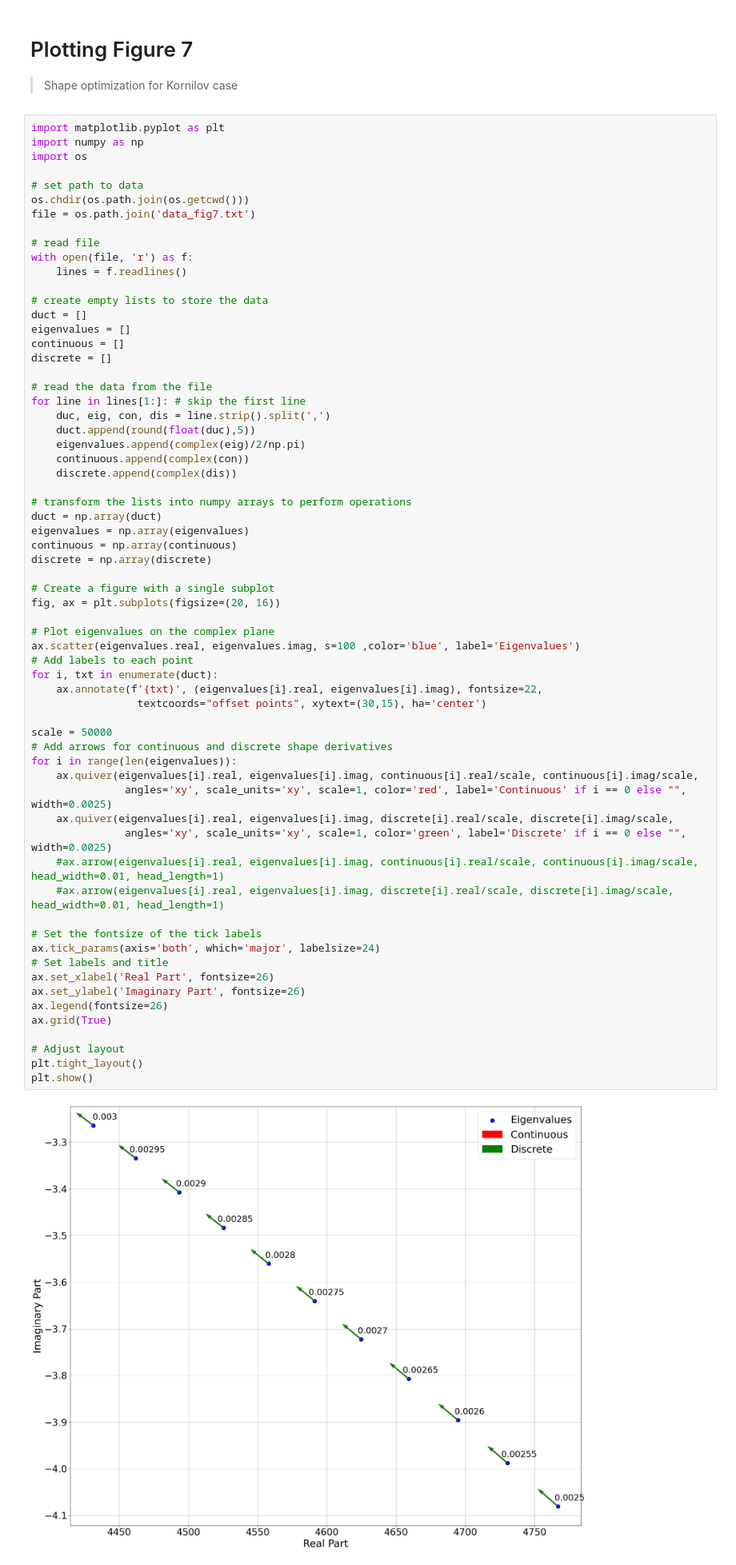
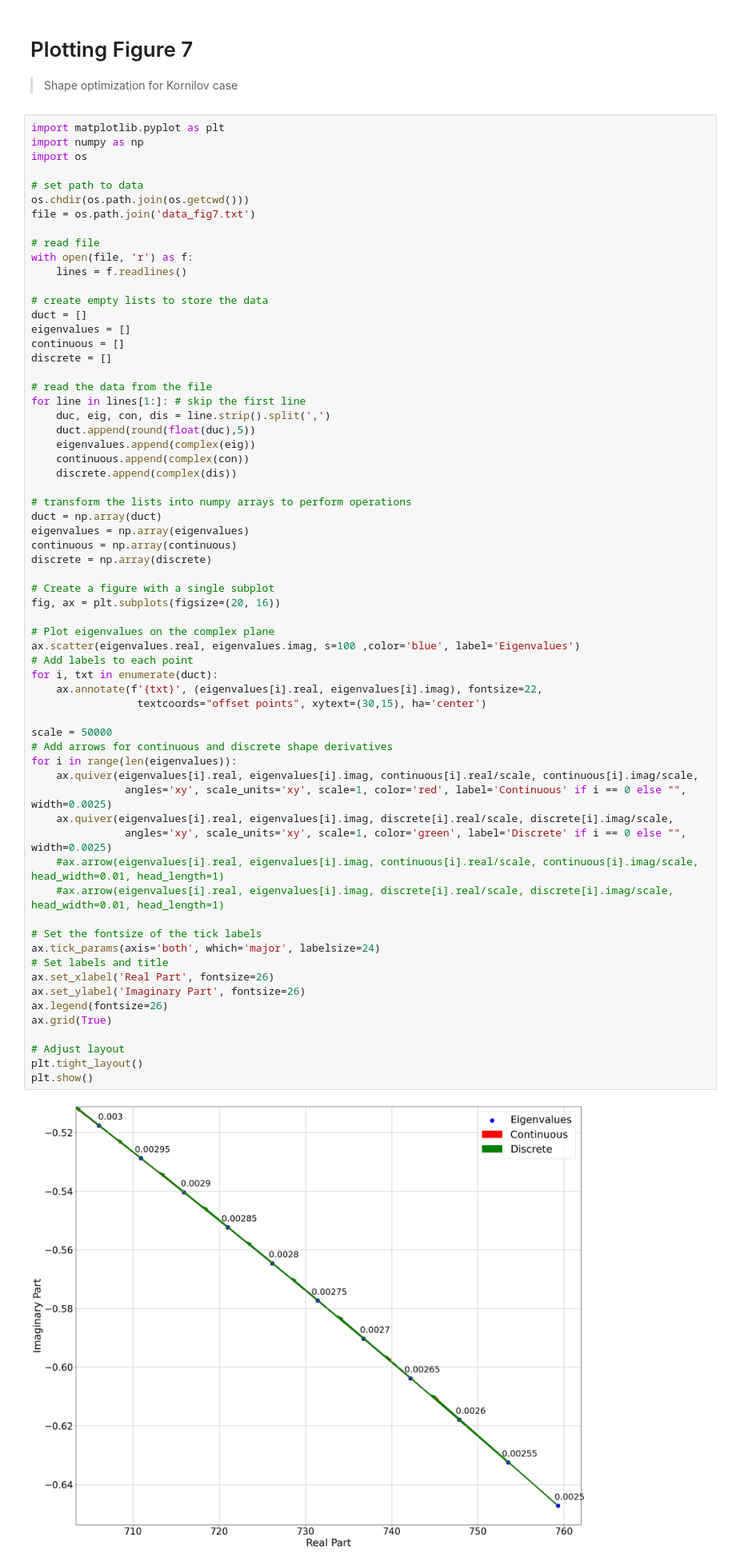
Before and after one commit to kspc0/helmholtz-x-TFD, a Jupyter notebook: Figures/Fig7.ipynb, the cells around one changed output. Shown: that part at 80% size. Drawn from its saved outputs; the diff is of its cells as text.

```diff
--- a/Figures/Fig7.ipynb
+++ b/Figures/Fig7.ipynb
@@ -24,7 +24,7 @@ discrete = []
 for line in lines[1:]: # skip the first line
     duc, eig, con, dis = line.strip().split(',')
     duct.append(round(float(duc),5))
-    eigenvalues.append(complex(eig)/2/np.pi)
+    eigenvalues.append(complex(eig))
     continuous.append(complex(con))
     discrete.append(complex(dis))
 
@@ -39,31 +39,31 @@ fig, ax = plt.subplots(figsize=(20, 16))
 
 # Plot eigenvalues on the complex plane
 ax.scatter(eigenvalues.real, eigenvalues.imag, s=100 ,color='blue', label='Eigenvalues')
 # Add labels to each point
 for i, txt in enumerate(duct):
     ax.annotate(f'{txt}', (eigenvalues[i].real, eigenvalues[i].imag), fontsize=22,
                  textcoords="offset points", xytext=(30,15), ha='center')
 
 scale = 50000
 # Add arrows for continuous and discrete shape derivatives
 for i in range(len(eigenvalues)):
     ax.quiver(eigenvalues[i].real, eigenvalues[i].imag, continuous[i].real/scale, continuous[i].imag/scale,
                angles='xy', scale_units='xy', scale=1, color='red', label='Continuous' if i == 0 else "", width=0.0025)
     ax.quiver(eigenvalues[i].real, eigenvalues[i].imag, discrete[i].real/scale, discrete[i].imag/scale,
                angles='xy', scale_units='xy', scale=1, color='green', label='Discrete' if i == 0 else "", width=0.0025)
     #ax.arrow(eigenvalues[i].real, eigenvalues[i].imag, continuous[i].real/scale, continuous[i].imag/scale, head_width=0.01, head_length=1)
     #ax.arrow(eigenvalues[i].real, eigenvalues[i].imag, discrete[i].real/scale, discrete[i].imag/scale, head_width=0.01, head_length=1)
 
 # Set the fontsize of the tick labels
 ax.tick_params(axis='both', which='major', labelsize=24)
 # Set labels and title
 ax.set_xlabel('Real Part', fontsize=26)
 ax.set_ylabel('Imaginary Part', fontsize=26)
 ax.legend(fontsize=26)
 ax.grid(True)
 
 # Adjust layout
 plt.tight_layout()
 plt.show()
 # %% [output]
-[figure, old version]
+[figure, new version]
```
Also changed, not shown: 35 other files.
